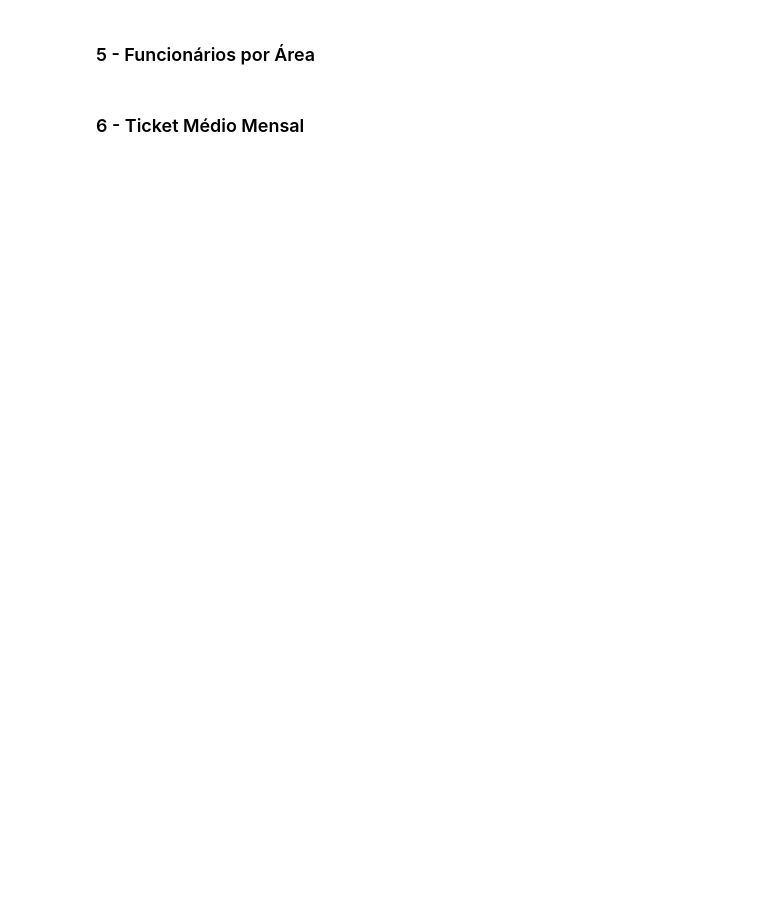
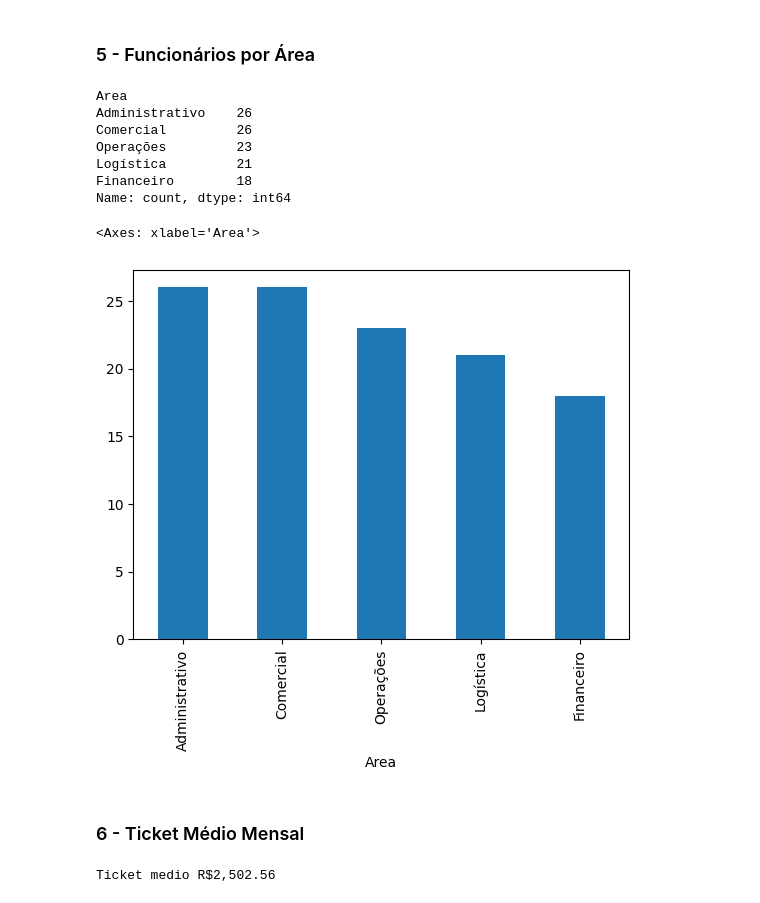
Before and after one commit to dePinhoPaulo/Especializacao-em-Analise-de-Dados, a Jupyter notebook: 06. Trilha Impressionadora - Especialização em Python/48. Análise de Dados com o Pandas + Integração Python e Excel/Desafio pandas/Exercício Pandas.ipynb, the cells around one changed output. Drawn from its saved outputs; the diff is of its cells as text; code cells hidden in the pictures; blank space fills up the shorter version.

```diff
--- a/06. Trilha Impressionadora - Especialização em Python/48. Análise de Dados com o Pandas + Integração Python e Excel/Desafio pandas/Exercício Pandas.ipynb
+++ b/06. Trilha Impressionadora - Especialização em Python/48. Análise de Dados com o Pandas + Integração Python e Excel/Desafio pandas/Exercício Pandas.ipynb
@@ -160,4 +181,25 @@ Faturamento Total R$5,519,160
 # %% [markdown]
 ### 5 - Funcionários por Área
+# %%
+qtd_funcionarios_area = funcionario_df['Area'].value_counts()
+print(qtd_funcionarios_area)
+
+qtd_funcionarios_area.plot(kind='bar')
+# %% [output]
+Area
+Administrativo    26
+Comercial         26
+Operações         23
+Logística         21
+Financeiro        18
+Name: count, dtype: int64
+<Axes: xlabel='Area'>
+[figure, added]
 # %% [markdown]
 ### 6 - Ticket Médio Mensal
+# %%
+ticket_medio = cliente_df['Valor Contrato Mensal'].mean()
+
+print('Ticket medio R${:,.2f}'.format(ticket_medio))
+# %% [output]
+Ticket medio R$2,502.56
```
Also changed, not shown: parts of 2 cells of this notebook, 3 other files.
